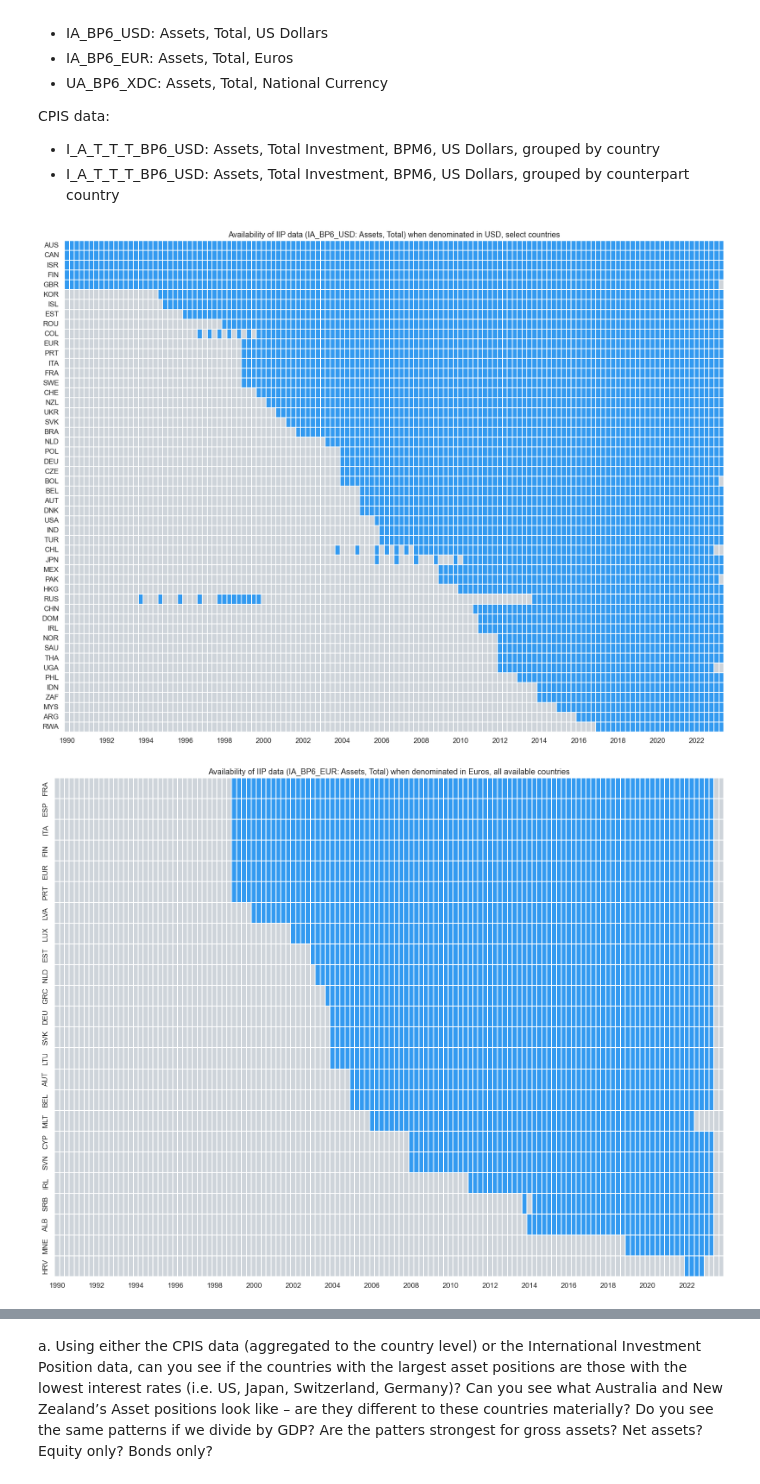
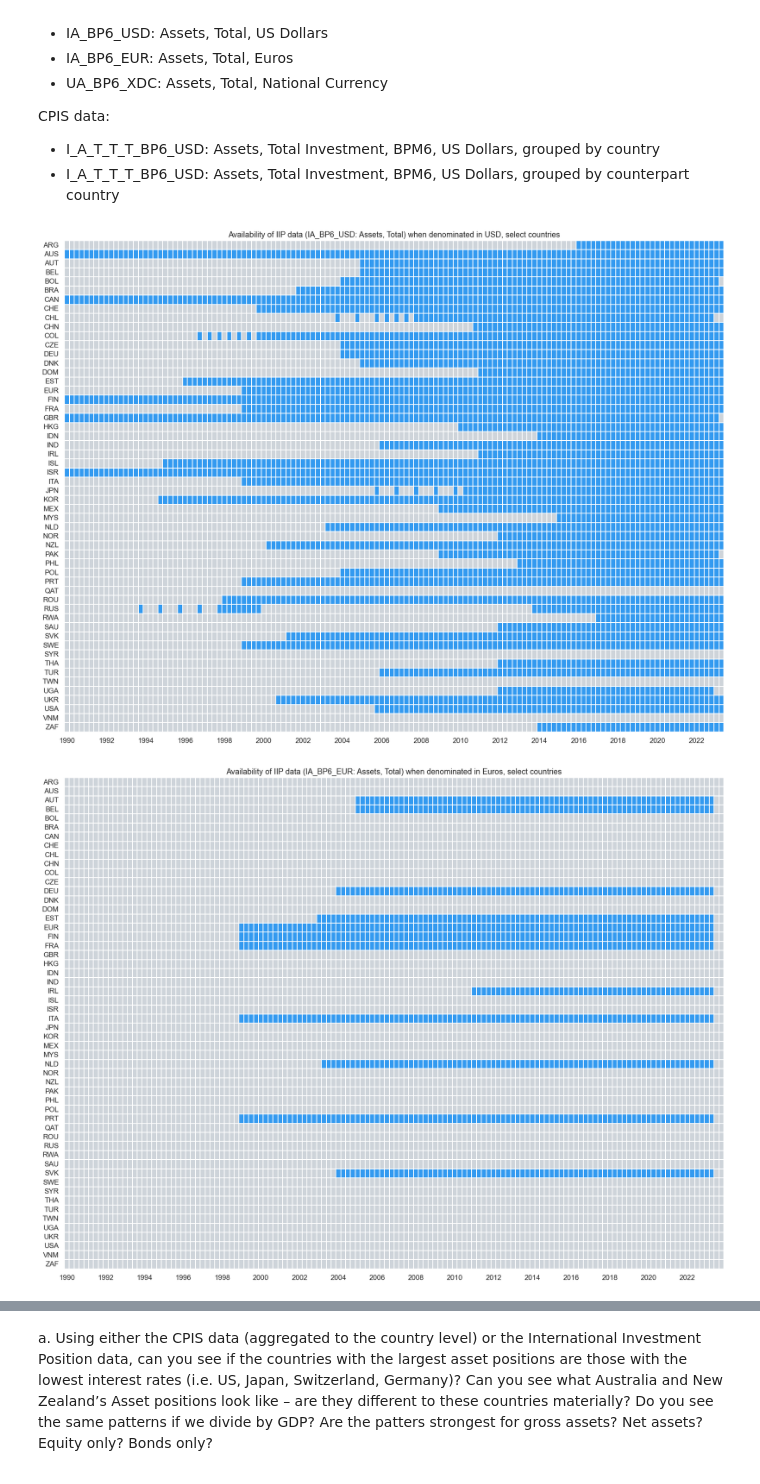
Before and after one commit to emilyfu1/riskoff, a Jupyter notebook: lookatdata.ipynb, the cells around one changed output, grey strips where cells are left out. Cells and saved outputs as stored; diff of their text form; code cells hidden in the pictures.

Commit message:
change country filtering and figure ordering

```diff
--- a/lookatdata.ipynb
+++ b/lookatdata.ipynb
@@ -107,7 +111,9 @@ iip_data = [iip_usd_long, iip_euro_long, iip_home_long]
 iip_data_names = ['USD', 'Euros', 'national currency']
 
 for i, data in enumerate(iip_data):
+
     currency = iip_data_names[i]
+    # find the right data
     if currency == 'USD':
         forheatmap = data[data['Indicator Code'] == 'IA_BP6_USD'][['iso3', 'date', 'value']]
         indicator = 'IA_BP6_USD'
@@ -116,40 +122,46 @@ for i, data in enumerate(iip_data):
         indicator = 'IA_BP6_EUR'
     else:
         forheatmap = data[data['Indicator Code'] == 'IA_BP6_XDC'][['iso3', 'date', 'value']]
         indicator = 'IA_BP6_XDC'
 
+    # insert countries based on my list by creating a dataframe to merge
+    df_countries = pd.DataFrame(countries, columns=['iso3'])
+    # add date range to country list
+    df_countries['date'] = df_countries['iso3'].apply(lambda x: [f'{year}' for year in list(set(forheatmap['date']))])
+    # explode list of dates
+    df_countries = df_countries.explode('date', ignore_index=True)
+    df_countries['date'] = pd.to_datetime(df_countries['date'])
+    # merge with existing data
+    forheatmap = pd.merge(left=forheatmap, right=df_countries, how='outer', on=['date', 'iso3'])
+
     # Create a pivot table to reshape the data for the heatmap
     heatmap_data = forheatmap.pivot_table(index='iso3', columns='date', values='value', aggfunc='count', fill_value=0)
 
     # Create a binary matrix indicating the presence of data
     binary_matrix = heatmap_data > 0
 
     # Reorder the rows based on the number of True values in each row (descending order)
-    binary_matrix = binary_matrix.loc[binary_matrix.sum(axis=1).sort_values(ascending=False).index]
+    # binary_matrix = binary_matrix.loc[binary_matrix.sum(axis=1).sort_values(ascending=False).index]
 
-    # fpor the USD data, look at a smaller set of countries since there's not enough space
-    if currency == 'USD':
-        binary_matrix = binary_matrix[binary_matrix.index.isin(countries)]
+    # filter by country
+    binary_matrix = binary_matrix[binary_matrix.index.isin(countries)]
 
     # Heatmap
     colours = (colors.hex2color('#CED4DA'),colors.hex2color('#339AF0'))
     cmap = LinearSegmentedColormap.from_list('Custom', colours, len(colours))
     xint = [i.year for i in binary_matrix.columns.tolist()]
     sns.set(font_scale = 1.1)
     plt.subplots(figsize=(20,15))
     ax = sns.heatmap(binary_matrix, cmap=cmap, yticklabels=True, xticklabels=xint  ,linewidths=0.01, cbar=False)
     ax.set(xlabel="", ylabel="")
     ax.set_xticklabels(ax.get_xticklabels(),rotation = 0)
     ax.set_xticks(ax.get_xticks()[::8])
-    if currency == 'USD':
-        plt.title('Availability of IIP data (' + indicator + ': Assets, Total) when denominated in ' + currency + ', select countries')
-    else:
-        plt.title('Availability of IIP data (' + indicator + ': Assets, Total) when denominated in ' + currency + ', all available countries')
+    plt.title('Availability of IIP data (' + indicator + ': Assets, Total) when denominated in ' + currency + ', select countries')
     plt.show()
 
     # Export graph as pdf
     fig = ax.get_figure()
     fig.savefig(path_figures + 'availability_' + indicator + '.pdf', bbox_inches = 'tight')
 # %% [output]
-[figure, old version]
+[figure, new version]
-[figure, old version]
+[figure, new version]
```
Also changed, not shown: parts of 3 cells of this notebook.
